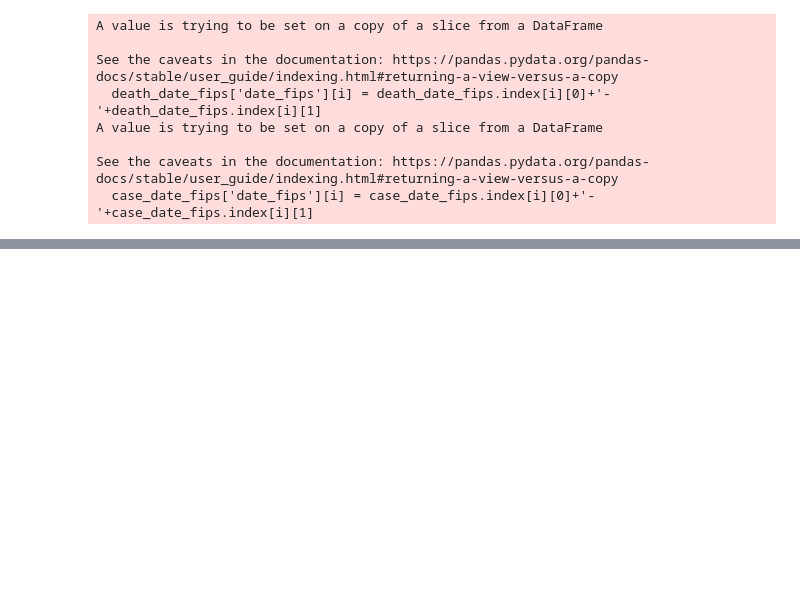
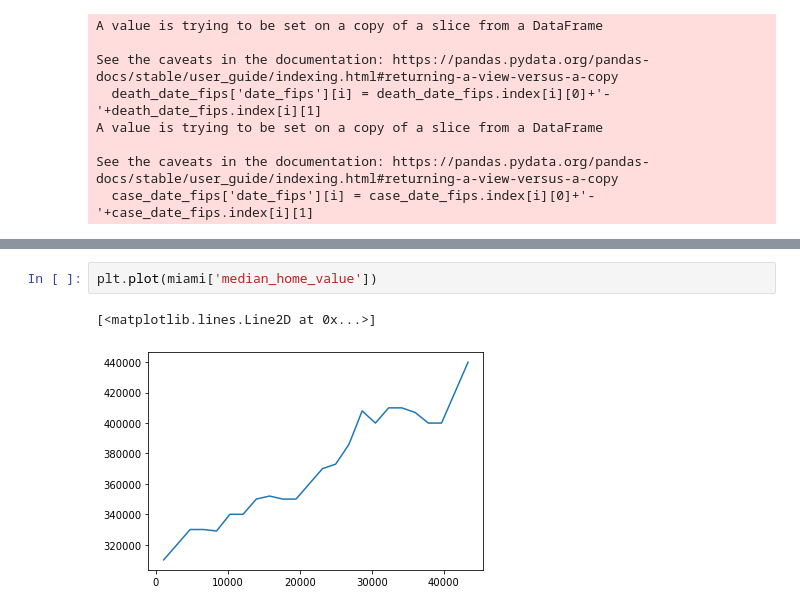
Before and after one commit to fav3ba/Sick-House-Bro, a Jupyter notebook: code/ProjectCode.ipynb, the cells around one changed output, grey strips where cells are left out. Saved outputs shown, nothing was run; the diff lists cells and outputs as text; blank space fills up the shorter version.

```diff
--- a/code/ProjectCode.ipynb
+++ b/code/ProjectCode.ipynb
@@ -300,0 +362,5 @@ MultiIndex([('Apr-2020',      ''),
+# %%
+plt.plot(miami['median_home_value'])
+# %% [output]
+[<matplotlib.lines.Line2D at 0x...>]
+[figure, added]
```
Also changed, not shown: parts of 21 cells of this notebook.
